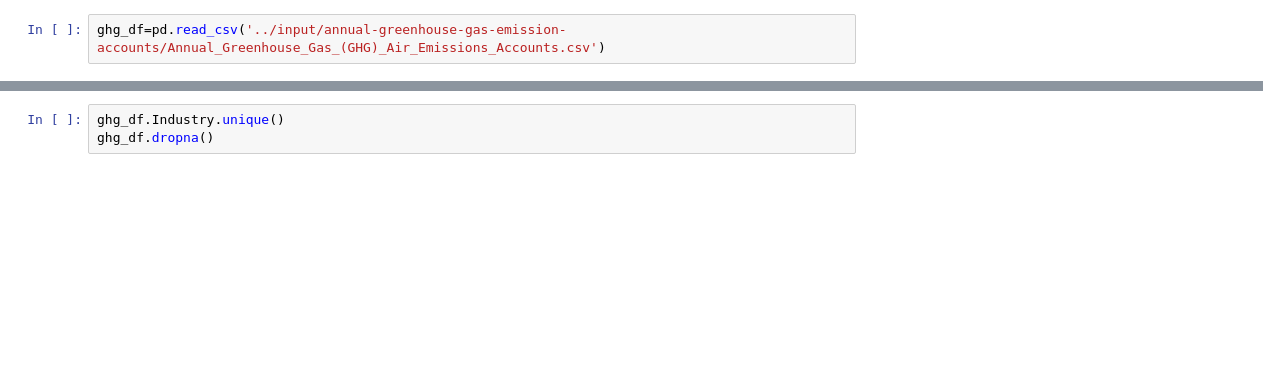
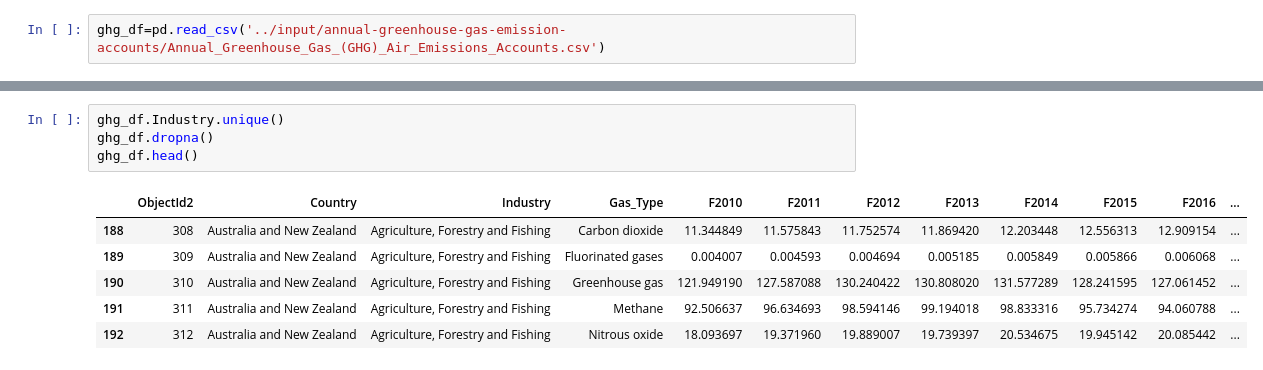
Before and after one commit to Sreemontidb/Project-1, a Jupyter notebook: global-warming.ipynb, the cells around one changed output, grey strips where cells are left out. Cells and saved outputs as stored; diff of their text form; blank space fills up the shorter version.

```diff
--- a/global-warming.ipynb
+++ b/global-warming.ipynb
@@ -148,5 +332,13 @@ ghg_df.set_index('ObjectId2')
 # %%
 ghg_df.Industry.unique()
 ghg_df.dropna()
+ghg_df.head()
+# %% [output]
+|  | ObjectId2 | Country | Industry | Gas_Type | F2010 | F2011 | F2012 | F2013 | F2014 | F2015 | F2016 | ... |
+| 188 | 308 | Australia and New Zealand | Agriculture, Forestry and Fishing | Carbon dioxide | 11.344849 | 11.575843 | 11.752574 | 11.869420 | 12.203448 | 12.556313 | 12.909154 | ... |
+| 189 | 309 | Australia and New Zealand | Agriculture, Forestry and Fishing | Fluorinated gases | 0.004007 | 0.004593 | 0.004694 | 0.005185 | 0.005849 | 0.005866 | 0.006068 | ... |
+| 190 | 310 | Australia and New Zealand | Agriculture, Forestry and Fishing | Greenhouse gas | 121.949190 | 127.587088 | 130.240422 | 130.808020 | 131.577289 | 128.241595 | 127.061452 | ... |
+| 191 | 311 | Australia and New Zealand | Agriculture, Forestry and Fishing | Methane | 92.506637 | 96.634693 | 98.594146 | 99.194018 | 98.833316 | 95.734274 | 94.060788 | ... |
+| 192 | 312 | Australia and New Zealand | Agriculture, Forestry and Fishing | Nitrous oxide | 18.093697 | 19.371960 | 19.889007 | 19.739397 | 20.534675 | 19.945142 | 20.085442 | ... |
 # %%
 ghg_df['Industry'].value_counts()
```
Also changed, not shown: parts of 41 cells of this notebook.
